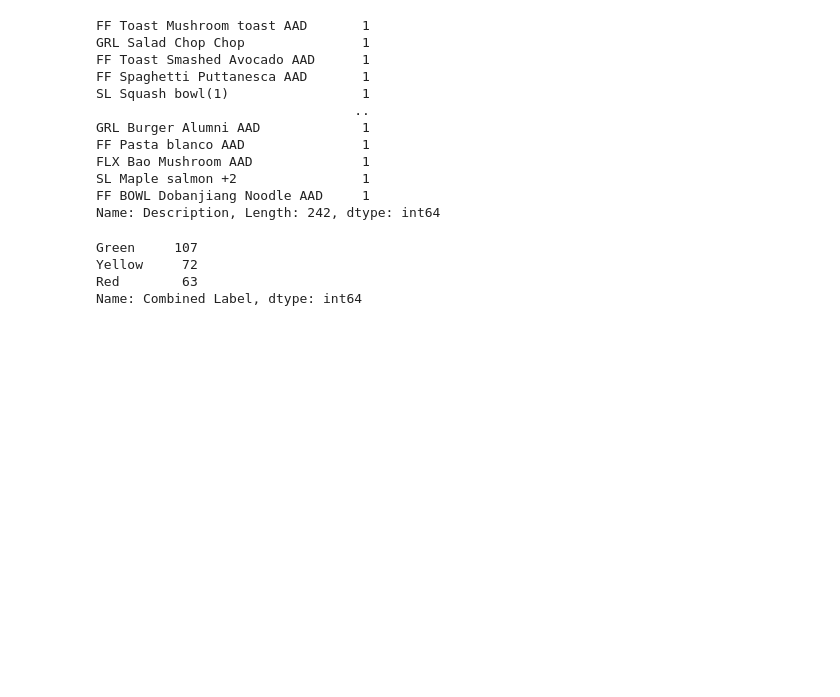
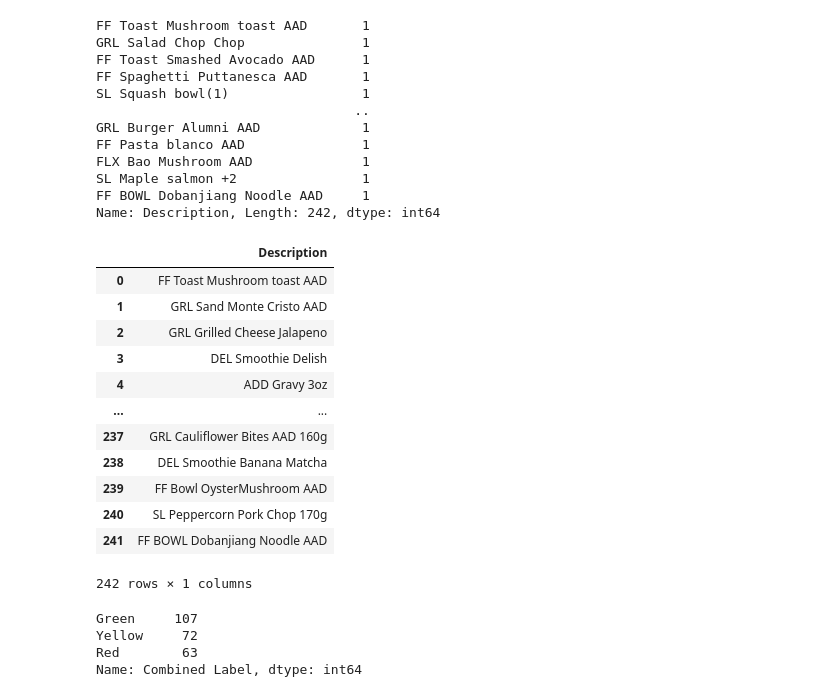
Before and after one commit to ssmubc/CFFS_jupyter_may29, a Jupyter notebook: Machine_Learning_algorithms_solutions/Bag_of_words_ML_algorithm.ipynb, the cells around one changed output. Drawn from its saved outputs; the diff is of its cells as text; code cells hidden in the pictures; blank space fills up the shorter version.

```diff
--- a/Machine_Learning_algorithms_solutions/Bag_of_words_ML_algorithm.ipynb
+++ b/Machine_Learning_algorithms_solutions/Bag_of_words_ML_algorithm.ipynb
@@ -143,6 +143,23 @@ Name: Description, Length: 242, dtype: int64
 # %%
 X_train, y_train = train_df[['Description']], train_df['Combined Label']
 X_test, y_test = test_df[['Description']], test_df['Combined Label']
+# %%
+X_train = X_train.reset_index(drop=True)
+X_train
+# %% [output]
+|  | Description |
+| 0 | FF Toast Mushroom toast AAD |
+| 1 | GRL Sand Monte Cristo AAD |
+| 2 | GRL Grilled Cheese Jalapeno |
+| 3 | DEL Smoothie Delish |
+| 4 | ADD Gravy 3oz |
+| ... | ... |
+| 237 | GRL Cauliflower Bites AAD 160g |
+| 238 | DEL Smoothie Banana Matcha |
+| 239 | FF Bowl OysterMushroom AAD |
+| 240 | SL Peppercorn Pork Chop 170g |
+| 241 | FF BOWL Dobanjiang Noodle AAD |
+242 rows × 1 columns
 # %%
 y_train.value_counts()
 # %% [output]
```
Also changed, not shown: parts of 5 cells of this notebook.
